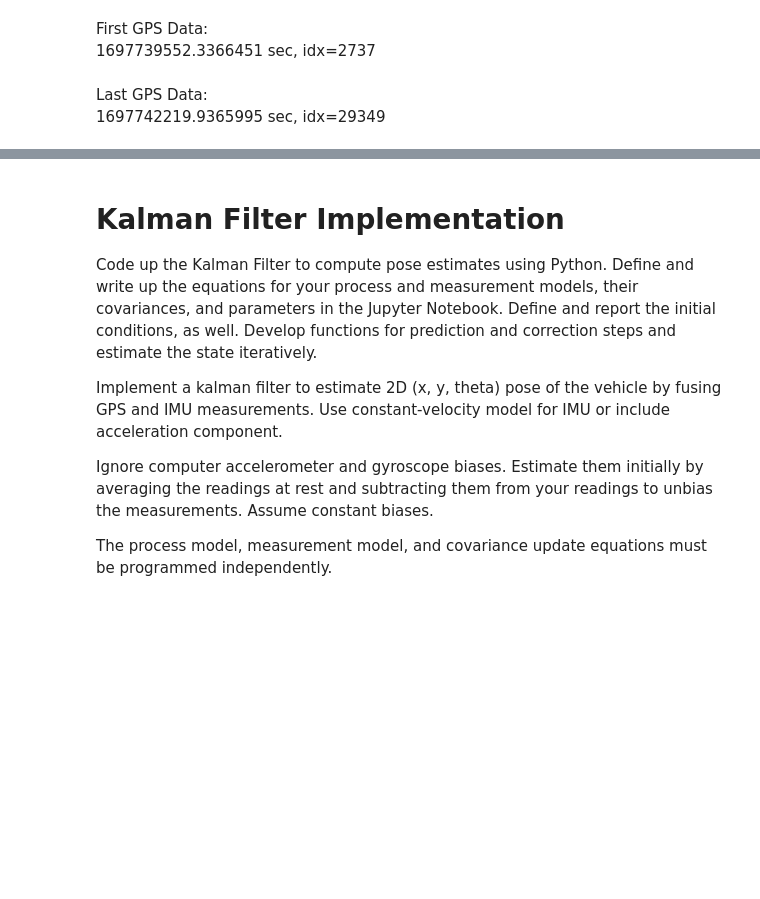
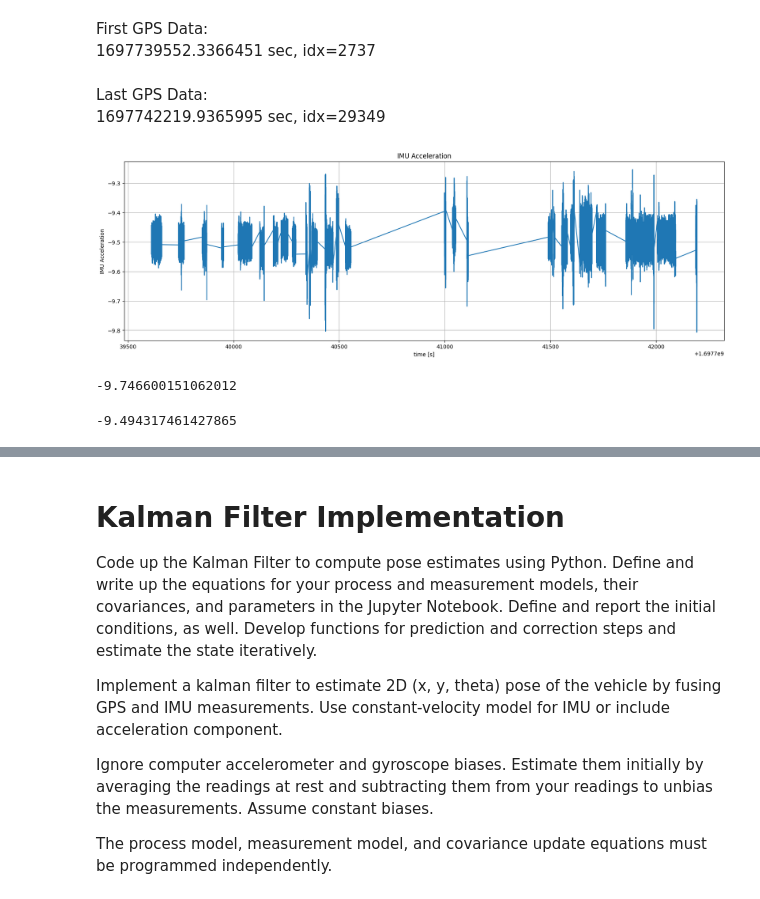
Before and after one commit to meuliano/AutonomousFieldRobotics, a Jupyter notebook: HW5/hw5_euliano.ipynb, the cells around one changed output, grey strips where cells are left out. Drawn from its saved outputs; the diff is of its cells as text; code cells hidden in the pictures; blank space fills up the shorter version.

Commit message:
Linear Acceleration and Velocity updates

```diff
--- a/HW5/hw5_euliano.ipynb
+++ b/HW5/hw5_euliano.ipynb
@@ -59,6 +59,46 @@ lin_accel_y = pd.read_csv(data_imu, index_col=31)
 lin_accel_z = pd.read_csv(data_imu, index_col=32)
 
 imu_yr = ang_vel_z.index[54719:588367]
+imu_grav = lin_accel_z.index[54719:588367]
 imu_a_all = lin_accel_x.index[:]
 imu_a = lin_accel_x.index[54719:588367]
 imu_t = imu_time.index[54719:588367]
+# %%
+grav = list(imu_grav)
+
+num_iters = 500
+samples_per_iter = int(len(grav)/num_iters)
+
+stopped_iters = []
+start_iter = 0
+
+for i in range(num_iters):
+
+    if (all(np.abs(grav[ele] - grav[start_iter]) < 0.3 for ele in range(start_iter,start_iter+samples_per_iter))):
+        for ii in range (samples_per_iter):
+            stopped_iters.append(i*samples_per_iter + ii)
+
+    start_iter += samples_per_iter
+
+fig, ax = plt.subplots(figsize=(20, 6))
+# ax.plot(t_filt, a_filt)
+ax.plot([imu_t[i] for i in stopped_iters], [grav[i] for i in stopped_iters])
+# ax.plot(imu_t, imu_a_all[54719:588367])
+ax.set_xlabel('time [s]')
+ax.set_ylabel('IMU Acceleration')
+ax.set_title('IMU Acceleration')
+ax.grid()
+# %% [output]
+[figure, added]
+# %%
+imu_grav[0]
+# %% [output]
+-9.746600151062012
+# %%
+print(np.average(imu_grav[:]))
+grav_avg = np.average(imu_grav[:])
+grav_diff = [imu_grav[i] - grav_avg for i in range(len(imu_grav))]
+
+imu_a_new = [imu_a[i] - grav_diff[i] for i in range(len(imu_a))]
+# %% [output]
+-9.494317461427865
```
Also changed, not shown: parts of 14 cells of this notebook.
